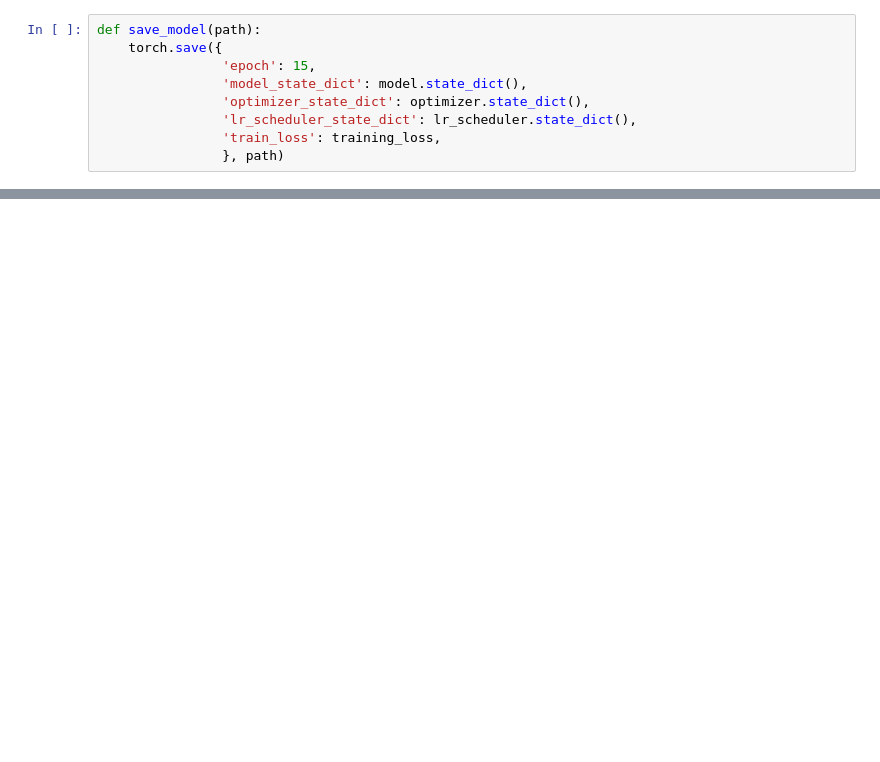
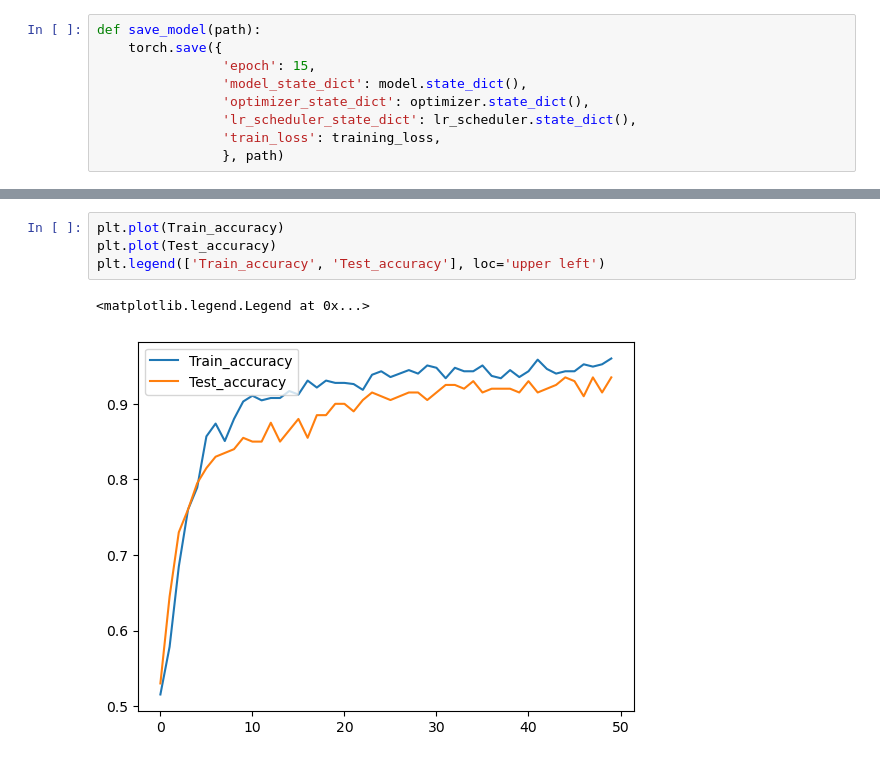
Before and after one commit to Tuchsanai/DL-FOR-COMPUTER-VISION, a Jupyter notebook: week10/03_all.ipynb, the cells around one changed output, grey strips where cells are left out. Cells and saved outputs as stored; diff of their text form; blank space fills up the shorter version.

```diff
--- a/week10/03_all.ipynb
+++ b/week10/03_all.ipynb
@@ -363,0 +404,7 @@ plt.plot(training_Acc)
+# %%
+plt.plot(Train_accuracy)
+plt.plot(Test_accuracy)
+plt.legend(['Train_accuracy', 'Test_accuracy'], loc='upper left')
+# %% [output]
+<matplotlib.legend.Legend at 0x...>
+[figure, added]
```
Also changed, not shown: parts of 17 cells of this notebook.
